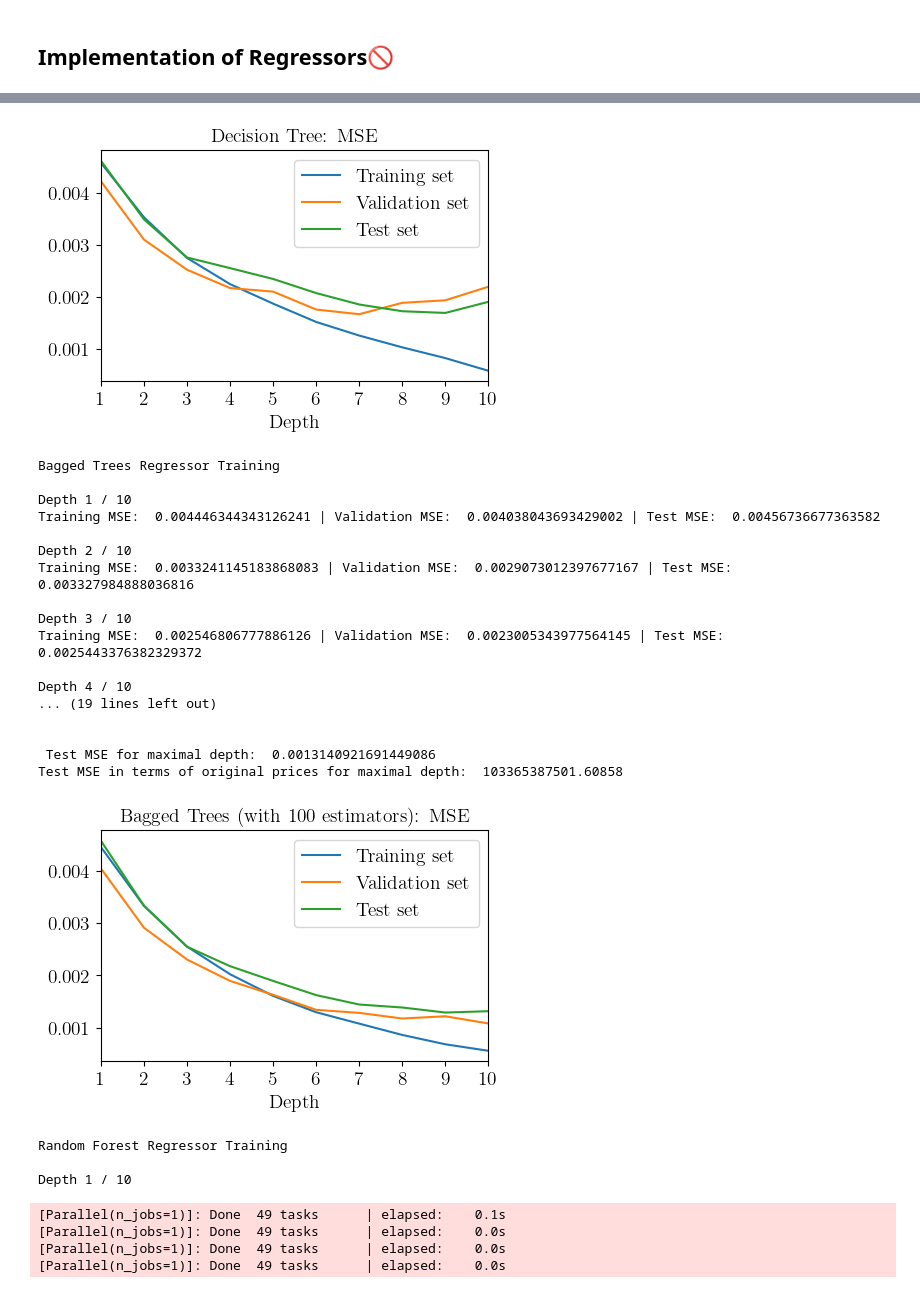
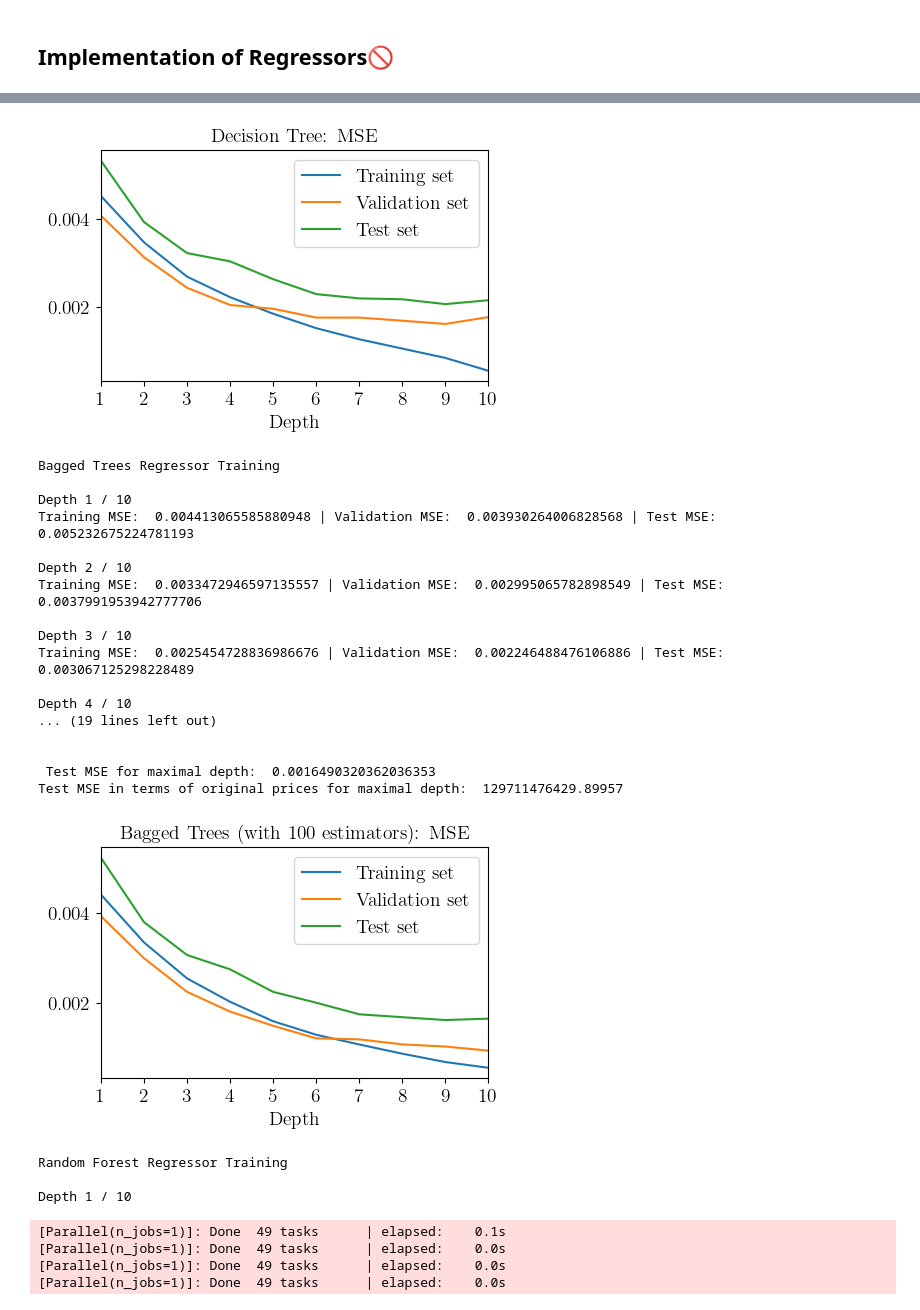
Before and after one commit to eyalgur1/Machine_Learning_Techniques, a Jupyter notebook: RegressionComparison.ipynb, the cells around one changed output, grey strips where cells are left out. Cells and saved outputs as stored; diff of their text form; code cells hidden in the pictures.

```diff
--- a/RegressionComparison.ipynb
+++ b/RegressionComparison.ipynb
@@ -483,7 +555,5 @@ def linearRegTrain(dataset, intercept=False):
 # %%
-# @title **Generate Tabular Dataset**👇
-
-# @markdown ## **Define a Tabular Dataset**
+# @title ##### **Define a Tabular Dataset**
 # @markdown Tick for choosing a dataset from `sklearn.datasets` and enter its name. Else, the local `kaggle` dataset `weatherww2` is loaded.
 sklearn_dataset = False # @param {type:"boolean"}
 if sklearn_dataset:
@@ -504,7 +574,7 @@ raw_dataset = raw_dataset.dropna(how='any')  # drop any row that has at least on
 
 # @markdown Set percentage of the validation and test sets out of the complete data (the remainder is the training set).
 val_per = 0.1 # @param {type:"number"}
-test_per = 0.2 # @param {type:"number"}
+test_per = 0.1 # @param {type:"number"}
 
 
 # @markdown Set data scaler type (`minmax` or `standard`)
@@ -522,29 +630,27 @@ else: dataset = createTabularData(features=np.array(raw_dataset.drop('Price', ax
-# %%
-#@title **Set Hyperparameters**👇
-
-kNN = True
-decision_tree = True; max_depth_DT = 10
-bagged_trees = True ; n_estimators_BT = 100 ; max_depth_BT = 10;
-random_forest = True ; n_estimators_RF = 100 ; max_depth_RF = 10
-gradient_boosting = True ; n_estimators_GB = 100 ; max_depth_GB = 5 ; lr_GB = 0.1; num_epochs_GB = 5
-linear_regression = True ; intercept = False
-neural_network = True; hidden_dim_NN = 10 ; lr_NN = 0.01
 # %%
-# Technically, for Decision Tree, Bagged Trees, Random Forest the process sould be as follows:
-# we train over the training set and validate over the validation set each time in the loop
-# (these loops fit a different model every time -- so it is just for visulization as there is no continuation between consecuitive models in the training loop).
-# then, we evaluate the best model over the validation sets only once over the test set -- and this is the final outcome.
+#@title #####**Click to Start Training**
 
+"Notice:"
+# For Decision Tree, Bagged Trees, Random Forest and kNN, the training loop runs as follows:
+# We train over the training set and validate over the validation set EACH time in the loop (this is the current implementation).
+# These loops fit a different model at EACH time in the loop -- hence, the loop is just for visulization as there is no continuation between consecuitive models in the training loop.
+# The training loop for each model ierates over values of a corresponding hyper-parameters.
+# Technically, we should choose the best model over the validation set (we need to save the best model) and evaluate the perfomance of this best model over the test set.
+
+
+# The different depths in the loop are just for visualization, as every time a different model is trained (see remark above)
 if decision_tree:
     decisionTree, results_DT = decisionTreeRegTrain(dataset=dataset, max_depth=max_depth_DT)
     decisionTreePlot(decisionTree, results_DT)
 
-# the different depth in the loop are just fir visualization, as every time a different model is trained!!
+
+# The different depths in the loop are just for visualization, as every time a different model is trained (see remark above)
 if bagged_trees:
     baggedTrees, results_BT = baggedTreesRegTrain(dataset=dataset, max_depth=max_depth_BT, n_estimators=n_estimators_BT)
     baggedTreesPlot(baggedTrees, results_BT)
 
-# the different depth in the loop are just fir visualization, as every time a different model is trained!!
+
+# The different depths in the loop are just for visualization, as every time a different model is trained (see remark above)
 if random_forest:
     randomForest, results_RF = randomForestRegTrain(dataset=dataset, max_depth=max_depth_RF, n_estimators=n_estimators_RF)
     randomForestPlot(randomForest, results_RF)
@@ -557,6 +663,17 @@ if gradient_boosting:
 
 if linear_regression:
     linearReg, results_LR = linearRegTrain(dataset=dataset)
+
+
+# The different values for nearest neighbors in the loop are just for visualization, as every time a different model is trained (see remark above)
+if kNN:
+    kNN, results_kNN = kNNRegTrain(dataset=dataset, n_neighbors=n_neighbors)
+    kNNPlot(kNN, results_kNN)
+
+
+if neural_network:
+    results_NN = neuralNetReg(dataset=dataset, hidden_dim=hidden_dim_NN, lr=lr_NN, num_epochs=num_epochs_NN)
+    neuralNetPlot(results_NN)
 # %% [output]
 Decision Tree Regressor Training
 
@@ -578,22 +695,22 @@ Test MSE in terms of original prices for maximal depth:  149510807412.0675
-[figure, old version]
+[figure, new version]
 Bagged Trees Regressor Training
 
 Depth 1 / 10
-Training MSE:  0.004446344343126241 | Validation MSE:  0.004038043693429002 | Test MSE:  0.00456736677363582
+Training MSE:  0.004413065585880948 | Validation MSE:  0.003930264006828568 | Test MSE:  0.005232675224781193
 
 Depth 2 / 10
-Training MSE:  0.0033241145183868083 | Validation MSE:  0.0029073012397677167 | Test MSE:  0.003327984888036816
+Training MSE:  0.0033472946597135557 | Validation MSE:  0.002995065782898549 | Test MSE:  0.0037991953942777706
 
 Depth 3 / 10
-Training MSE:  0.002546806777886126 | Validation MSE:  0.0023005343977564145 | Test MSE:  0.0025443376382329372
+Training MSE:  0.0025454728836986676 | Validation MSE:  0.002246488476106886 | Test MSE:  0.003067125298228489
 
 Depth 4 / 10
 ... (19 lines left out)
 
 
- Test MSE for maximal depth:  0.0013140921691449086
-Test MSE in terms of original prices for maximal depth:  103365387501.60858
+ Test MSE for maximal depth:  0.0016490320362036353
+Test MSE in terms of original prices for maximal depth:  129711476429.89957
-[figure, old version]
+[figure, new version]
 Random Forest Regressor Training
 
 Depth 1 / 10
```
Also changed, not shown: parts of 15 cells of this notebook.
